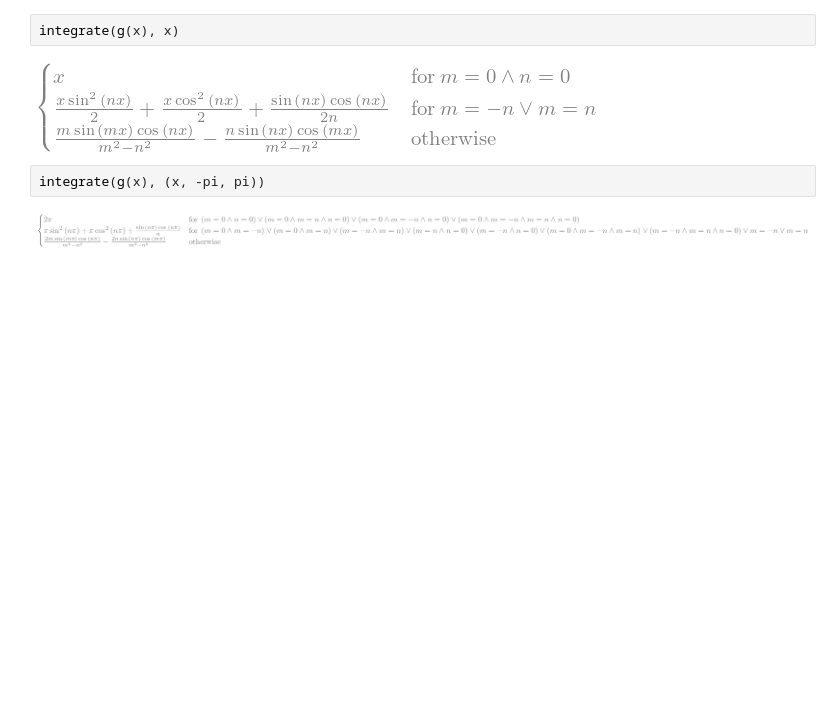
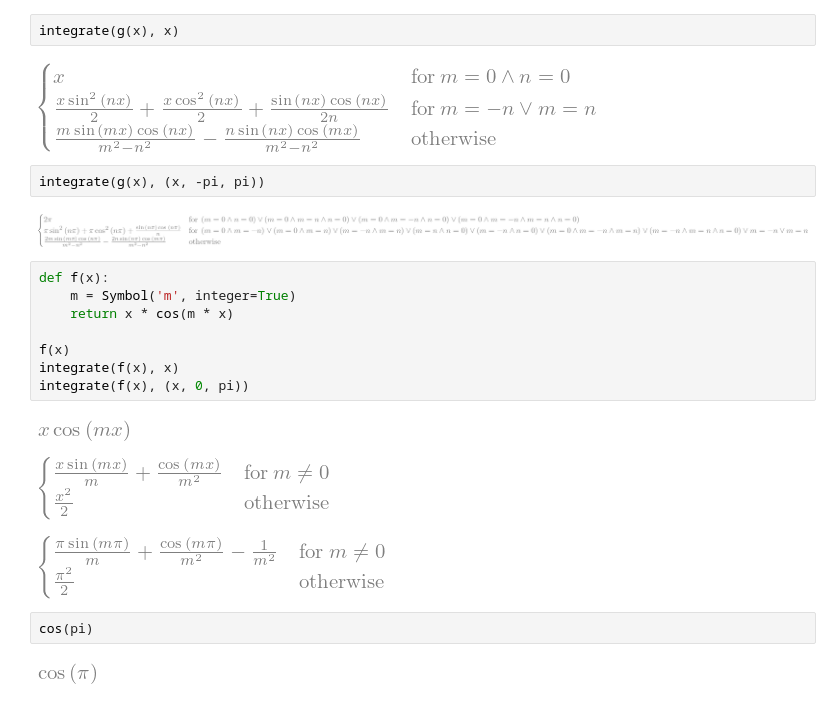
Before and after one commit to apefind/math, a Jupyter notebook: jupyter/calculus.ipynb, the cells around one changed output. Saved outputs shown, nothing was run; the diff lists cells and outputs as text; blank space fills up the shorter version.

```diff
--- a/jupyter/calculus.ipynb
+++ b/jupyter/calculus.ipynb
@@ -193,3 +193,19 @@ integrate(g(x), x)
 integrate(g(x), (x, -pi, pi))
 # %% [output]
 [figure]
+# %%
+def f(x):
+    m = Symbol('m', integer=True)
+    return x * cos(m * x)
+
+f(x)
+integrate(f(x), x)
+integrate(f(x), (x, 0, pi))
+# %% [output]
+[figure, added]
+[figure, added]
+[figure, added]
+# %%
+cos(pi)
+# %% [output]
+[figure, added]
```
Also changed, not shown: 3 other files.
